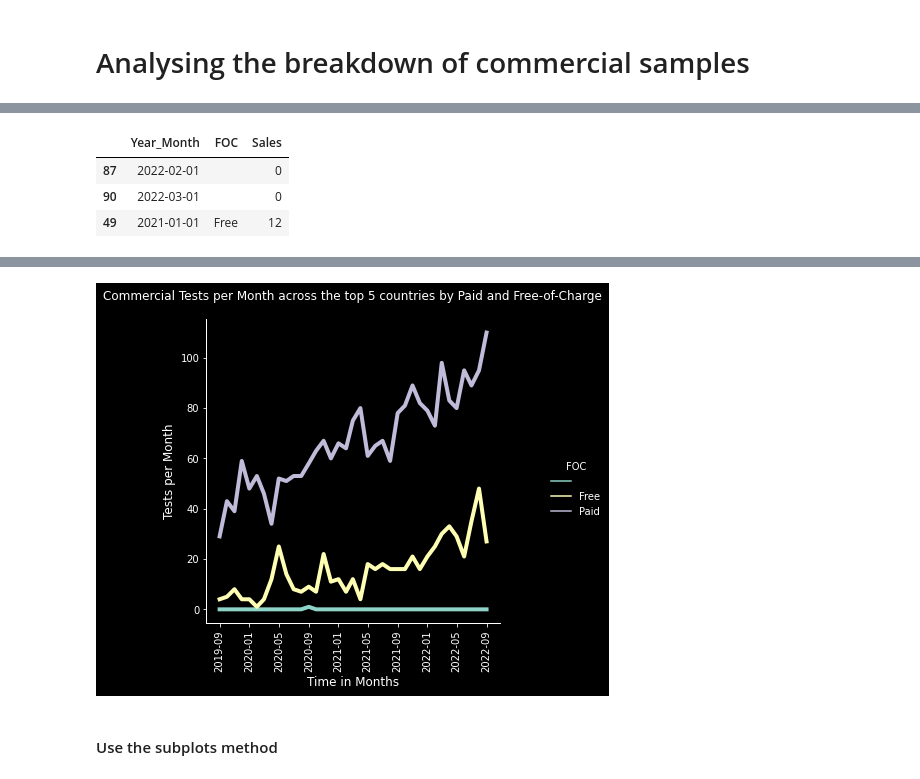
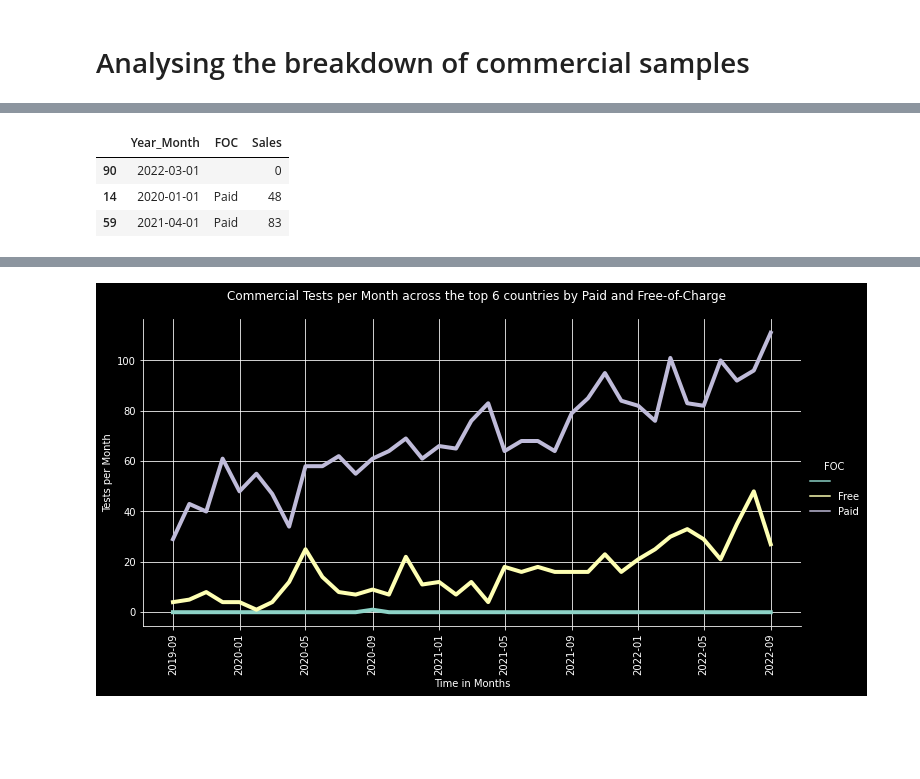
Before and after one commit to SilverSurferClash/Sales_analysis, a Jupyter notebook: Import_clean_SFDC_script.ipynb, the cells around one changed output, grey strips where cells are left out. Drawn from its saved outputs; the diff is of its cells as text; code cells hidden in the pictures; blank space fills up the shorter version.

```diff
--- a/Import_clean_SFDC_script.ipynb
+++ b/Import_clean_SFDC_script.ipynb
@@ -601,11 +615,11 @@ WARNING:matplotlib.legend:No handles with labels found to put in legend.
 # %%
 #Select the time horizion to analyse
-start_date_com = "2020"
-end_date_com = "2022-09"
+start_date_com = "2020-08-01"
+end_date_com = "2020-10-01"
 #Select the # of countries to be analyses based on the maxiumum number of samplesin
 #the time horizon
-num_countries_comm = 5
+num_countries_comm = 6
 #Create the dataframe relevant for the time periode which should be analysed
-df_merged_time_horizon = df_merged.loc[start_date:end_date].copy()
+df_merged_time_horizon = df_merged.loc[start_date_com:end_date_com].copy()
 print(f"The total number of samples in this dataframe is {df_merged_time_horizon.shape[0]}")
 # %% [output]
@@ -720,12 +732,14 @@ all_countries_comm = commercial_sales_FOC_analysis_df.groupby(['Year_Month', "FO
 all_countries_comm.sample(3)
 # %% [output]
 |  | Year_Month | FOC | Sales |
-| 87 | 2022-02-01 |  | 0 |
 | 90 | 2022-03-01 |  | 0 |
-| 49 | 2021-01-01 | Free | 12 |
+| 14 | 2020-01-01 | Paid | 48 |
+| 59 | 2021-04-01 | Paid | 83 |
 # %%
 #Plot the sales for each category over time
-g = sns.relplot(data = all_countries_comm , x = "Year_Month", y = "Sales", kind = "line", hue = "FOC",  color = "#7851a9", linewidth=4 , ci = None)
+with mpl.rc_context({'axes.grid': False}):
+  g = sns.relplot(data = all_countries_comm , x = "Year_Month", y = "Sales", kind = "line", hue = "FOC",  color = "#7851a9", linewidth=4 ,
+                ci = None, height=5, aspect=10/5)
 g.set_xticklabels(rotation = "90")
 
 g.set_ylabels("Tests per Month")
@@ -735,6 +749,6 @@ g.fig.suptitle(f"Commercial Tests per Month across the top {num_countries_comm}
 plt.grid()
 plt.savefig('comm_all.pdf', dpi = 300, bbox_inches ="tight",
             pad_inches = 1)
-files.download("comm_all.pdf")
+#files.download("comm_all.pdf")
 plt.show()
 # %% [output]
@@ -743,3 +755 @@ plt.show()
-[figure, old version]
+[figure, new version]
-# %% [markdown]
-#### Use the subplots method
```
Also changed, not shown: parts of 24 cells of this notebook.
